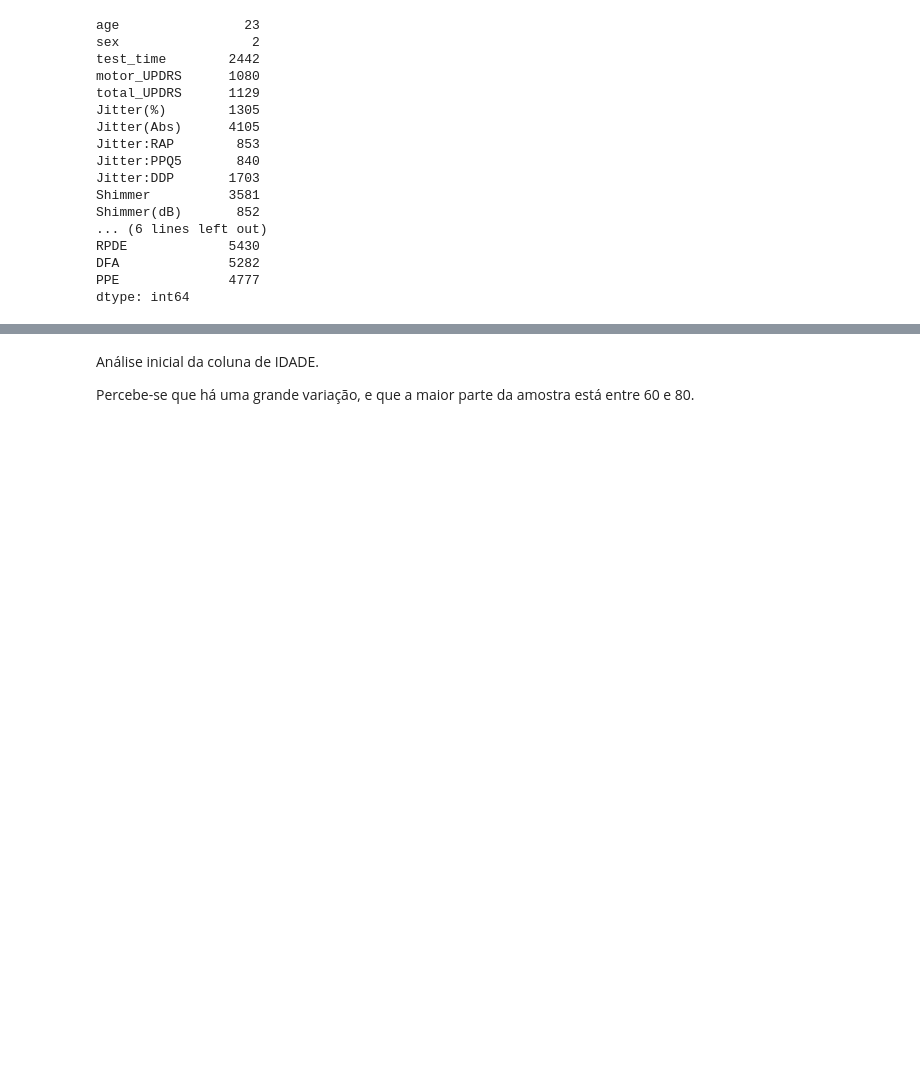
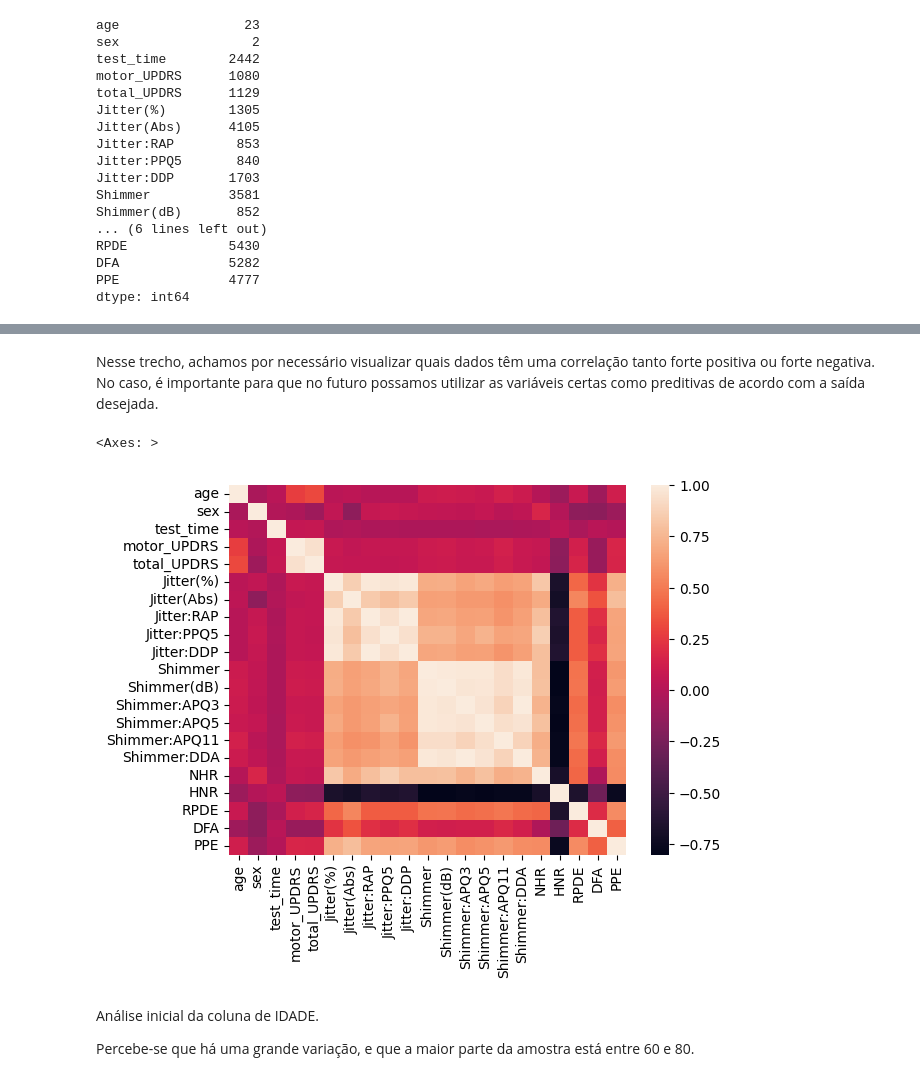
Before and after one commit to KacioSilva/ProjetoAM, a Jupyter notebook: Prova_AM.ipynb, the cells around one changed output, grey strips where cells are left out. Cells and saved outputs as stored; diff of their text form; code cells hidden in the pictures; blank space fills up the shorter version.

```diff
--- a/Prova_AM.ipynb
+++ b/Prova_AM.ipynb
@@ -105,3 +127,12 @@ dtype: int64
+# %% [markdown]
+Nesse trecho, achamos por necessário visualizar quais dados têm uma correlação tanto forte positiva ou forte negativa. No caso, é importante para que no futuro possamos utilizar as variáveis certas como preditivas de acordo com a saída desejada.
+# %%
+import seaborn as sns
+
+sns.heatmap(df.corr())
+# %% [output]
+<Axes: >
+[figure, added]
 # %% [markdown]
 Análise inicial da coluna de IDADE.
 
```
Also changed, not shown: parts of 6 cells of this notebook.
